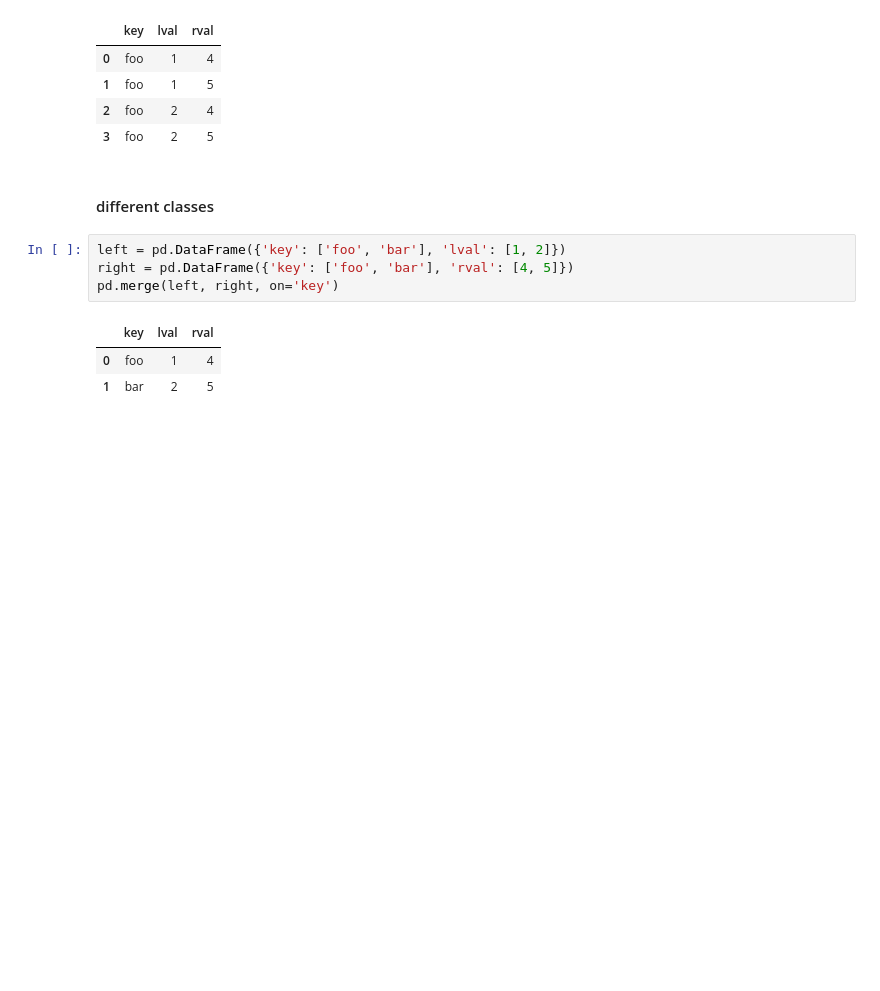
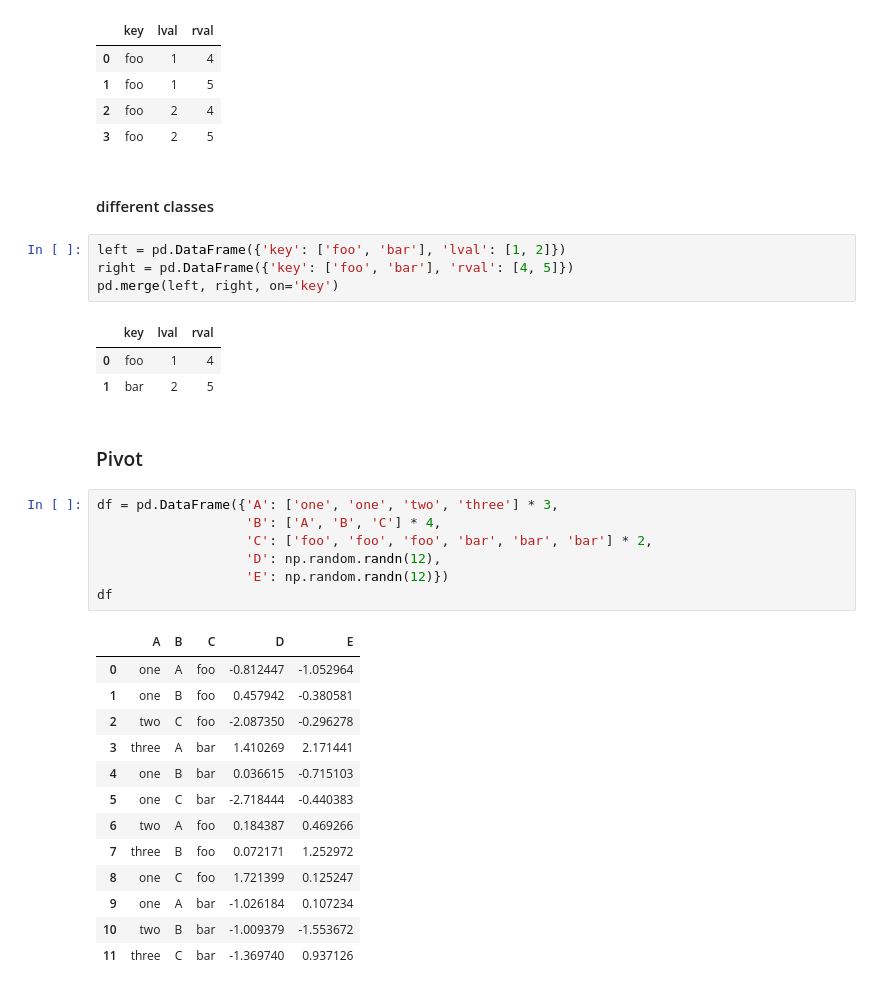
Before and after one commit to develooper1994/DataProcessing_tutorial, a Jupyter notebook: WithPandas/pandas_operations.ipynb, the cells around one changed output. Saved outputs shown, nothing was run; the diff lists cells and outputs as text; blank space fills up the shorter version.

```diff
--- a/WithPandas/pandas_operations.ipynb
+++ b/WithPandas/pandas_operations.ipynb
@@ -214,3 +223,26 @@ pd.merge(left, right, on='key')
 |  | key | lval | rval |
 | 0 | foo | 1 | 4 |
 | 1 | bar | 2 | 5 |
+# %% [markdown]
+### Pivot
+# %%
+df = pd.DataFrame({'A': ['one', 'one', 'two', 'three'] * 3,
+                   'B': ['A', 'B', 'C'] * 4,
+                   'C': ['foo', 'foo', 'foo', 'bar', 'bar', 'bar'] * 2,
+                   'D': np.random.randn(12),
+                   'E': np.random.randn(12)})
+df
+# %% [output]
+|  | A | B | C | D | E |
+| 0 | one | A | foo | -0.812447 | -1.052964 |
+| 1 | one | B | foo | 0.457942 | -0.380581 |
+| 2 | two | C | foo | -2.087350 | -0.296278 |
+| 3 | three | A | bar | 1.410269 | 2.171441 |
+| 4 | one | B | bar | 0.036615 | -0.715103 |
+| 5 | one | C | bar | -2.718444 | -0.440383 |
+| 6 | two | A | foo | 0.184387 | 0.469266 |
+| 7 | three | B | foo | 0.072171 | 1.252972 |
+| 8 | one | C | foo | 1.721399 | 0.125247 |
+| 9 | one | A | bar | -1.026184 | 0.107234 |
+| 10 | two | B | bar | -1.009379 | -1.553672 |
+| 11 | three | C | bar | -1.369740 | 0.937126 |
```
Also changed, not shown: parts of 34 cells of this notebook.
